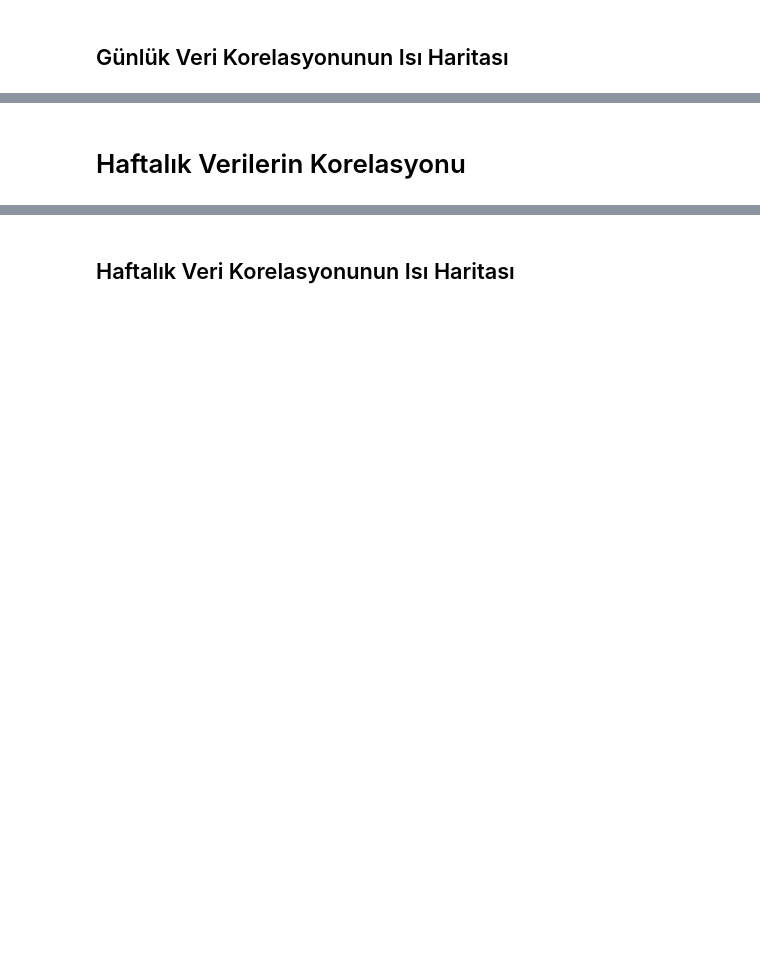
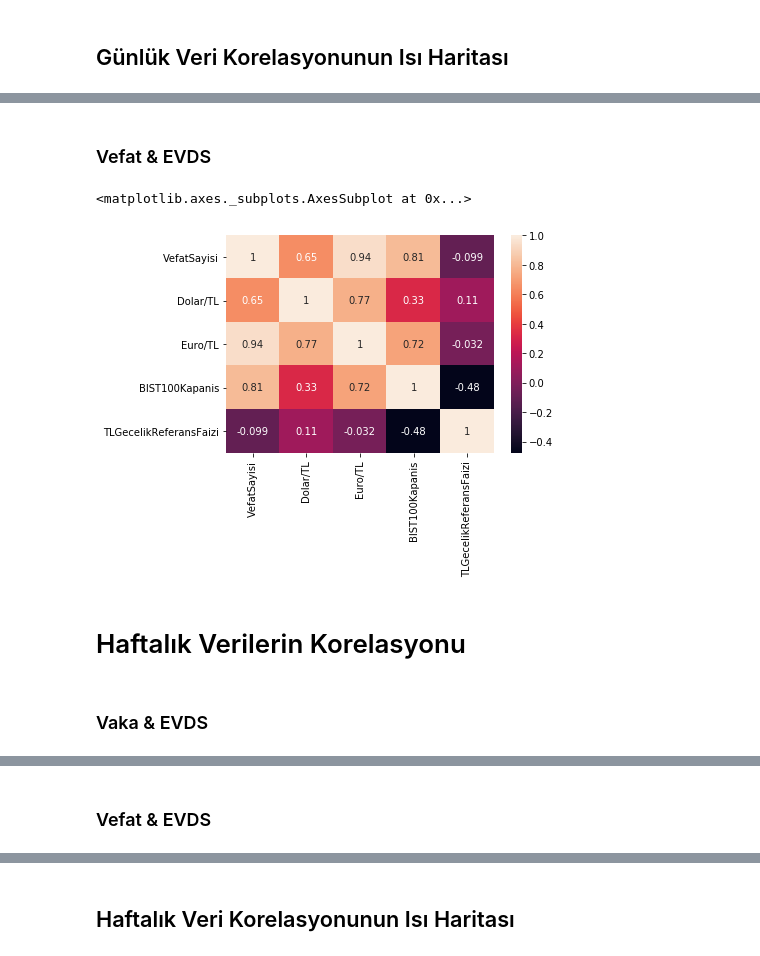
Before and after one commit to karailker/covid-evds-correlation, a Jupyter notebook: Veri Analizi - Final.ipynb, the cells around one changed output, grey strips where cells are left out. Cells and saved outputs as stored; diff of their text form; code cells hidden in the pictures; blank space fills up the shorter version.

```diff
--- a/Veri Analizi - Final.ipynb
+++ b/Veri Analizi - Final.ipynb
@@ -299,0 +552,5 @@ daily_corr
+# %%
+#daily_death_corr = daily_merged_death_data.corr(method="pearson") #Normal dağılmış veri için
+daily_death_corr = daily_merged_death_data.corr(method="spearman") #Normal dağılmamış veri için
+
+daily_death_corr
@@ -307,3 +573,12 @@ sns.heatmap(daily_corr, xticklabels=daily_corr.columns, yticklabels=daily_corr.c
+# %% [markdown]
+### Vefat & EVDS
+# %%
+sns.heatmap(daily_death_corr, xticklabels=daily_death_corr.columns, yticklabels=daily_death_corr.columns, annot=True)
+# %% [output]
+<matplotlib.axes._subplots.AxesSubplot at 0x...>
+[figure, added]
 # %% [markdown]
 # Haftalık Verilerin Korelasyonu
+# %% [markdown]
+### Vaka & EVDS
 # %%
@@ -322,3 +596,5 @@ weelky_corr
 | TUFE | 0.970299 | 0.934822 | 0.676146 | 0.965656 | -0.560656 | 1.000000 | ... |
 | MerkeziYonetimButceGideri | 0.194979 | 0.362157 | 0.266054 | 0.249496 | -0.180756 | 0.231024 | ... |
 | KonutSatisi | 0.674894 | 0.728564 | 0.874059 | 0.665813 | 0.029094 | 0.760530 | ... |
+# %% [markdown]
+### Vefat & EVDS
```
Also changed, not shown: parts of 52 cells of this notebook.
